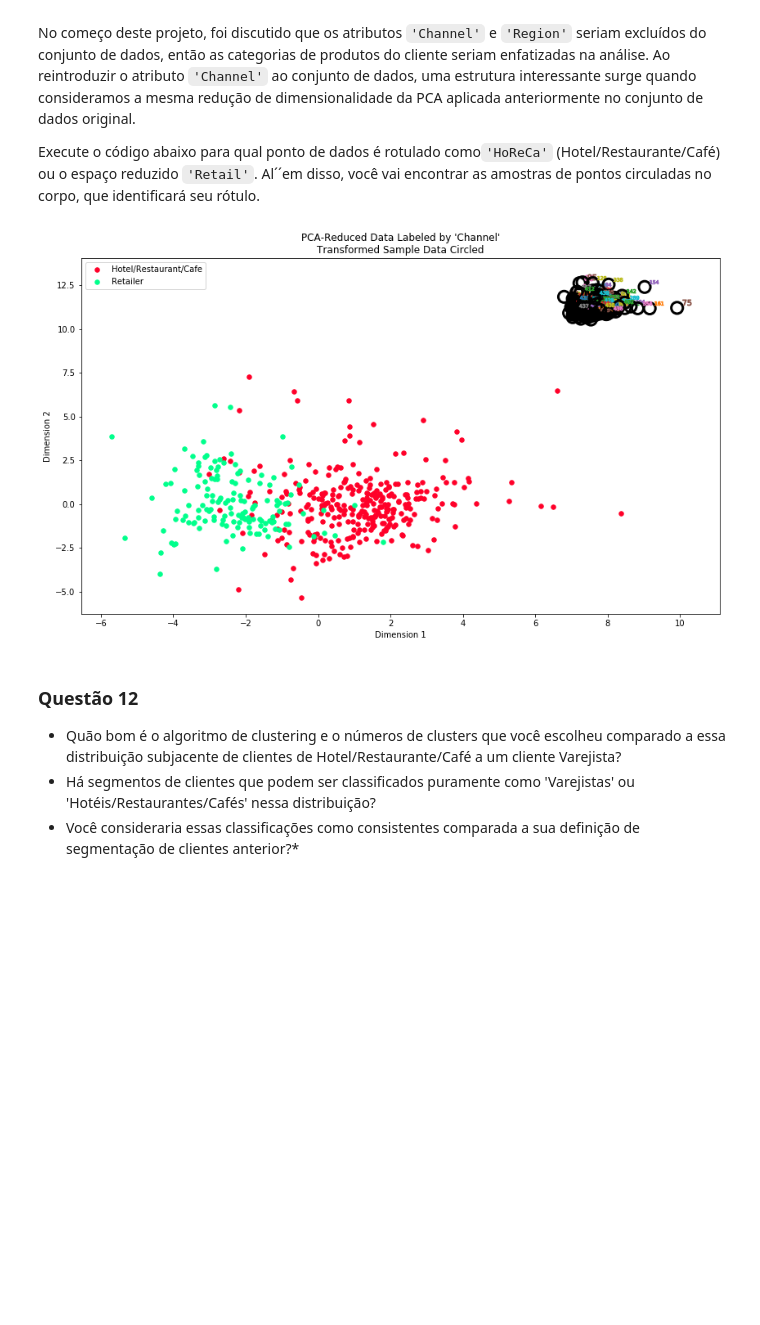
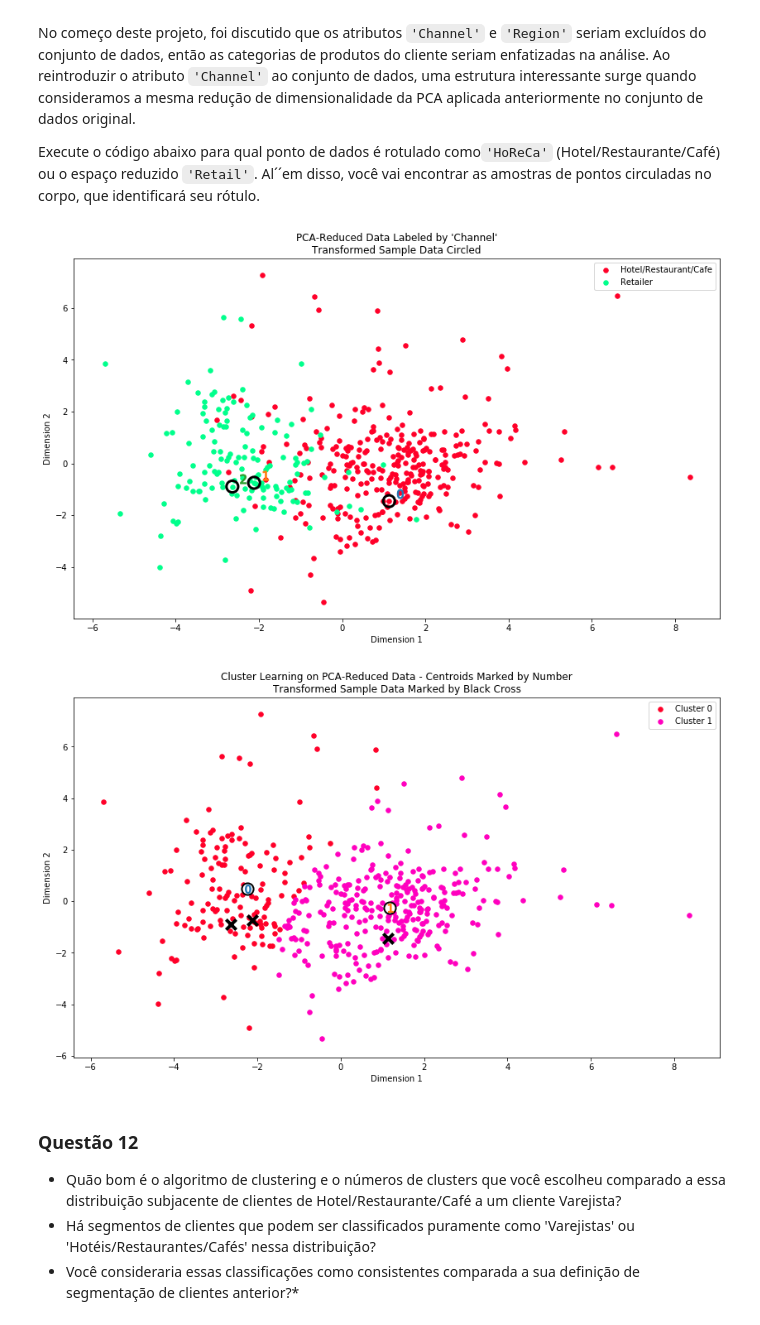
Before and after one commit to DaviFreire/customer_segments, a Jupyter notebook: customer_segments_PT.ipynb, the cells around one changed output. Cells and saved outputs as stored; diff of their text form; code cells hidden in the pictures; blank space fills up the shorter version.

```diff
--- a/customer_segments_PT.ipynb
+++ b/customer_segments_PT.ipynb
@@ -60,7 +60,7 @@ display(data.describe())
 Para melhor compreensão da clientela e como seus dados vão se transformar no decorrer da análise, é melhor selecionar algumas amostras de dados de pontos e explorá-los com mais detalhes. No bloco de código abaixo, adicione **três** índices de sua escolha para a lista de `indices` que irá representar os clientes que serão acompanhados. Sugerimos que você tente diferentes conjuntos de amostras até obter clientes que variam significativamente entre si.
 # %%
 # TODO: Selecione três índices de sua escolha que você gostaria de obter como amostra do conjunto de dados
-indices = [3,10,125]
+indices = [3,10,111]
 
 # Crie um DataFrame das amostras escolhidas
 samples = pd.DataFrame(data.loc[indices], columns = data.keys()).reset_index(drop = True)
@@ -169,7 +169,7 @@ No bloco de código abaixo, você vai precisar implementar o seguinte:
 log_data = np.log(data)
 
 # TODO: Escalone a amostra de dados utilizando o algoritmo natural
-log_samples = np.log(log_data)
+log_samples = np.log(samples)
 
 # Produza uma matriz de dispersão para cada par de atributos novos-transformados
 pd.scatter_matrix(log_data, alpha = 0.3, figsize = (14,8), diagonal = 'kde');
@@ -502,7 +419,7 @@ No bloco de código abaixo, você vai precisar implementar o seguinte:
 # %%
 # TODO: Aplique o algoritmo de clustering de sua escolha aos dados reduzidos
 from sklearn.mixture import GaussianMixture
-clusterer = GaussianMixture(n_components=3)
+clusterer = GaussianMixture(n_components=2)
 clusterer.fit(reduced_data)
 
 #from sklearn.cluster import KMeans
@@ -655,8 +556,11 @@ Execute o código abaixo para qual ponto de dados é rotulado como`'HoReCa'` (Ho
 # %%
 # Mostre os resultados do clustering baseado nos dados do 'Channel'
 vs.channel_results(reduced_data, outliers, pca_samples)
+
+vs.cluster_results(reduced_data, preds, centers, pca_samples)
 # %% [output]
-[figure, old version]
+[figure, new version]
+[figure, added]
 # %% [markdown]
 ### Questão 12
 - Quão bom é o algoritmo de clustering e o números de clusters que você escolheu comparado a essa distribuição subjacente de clientes de Hotel/Restaurante/Café a um cliente Varejista?
```
Also changed, not shown: parts of 25 cells of this notebook.
